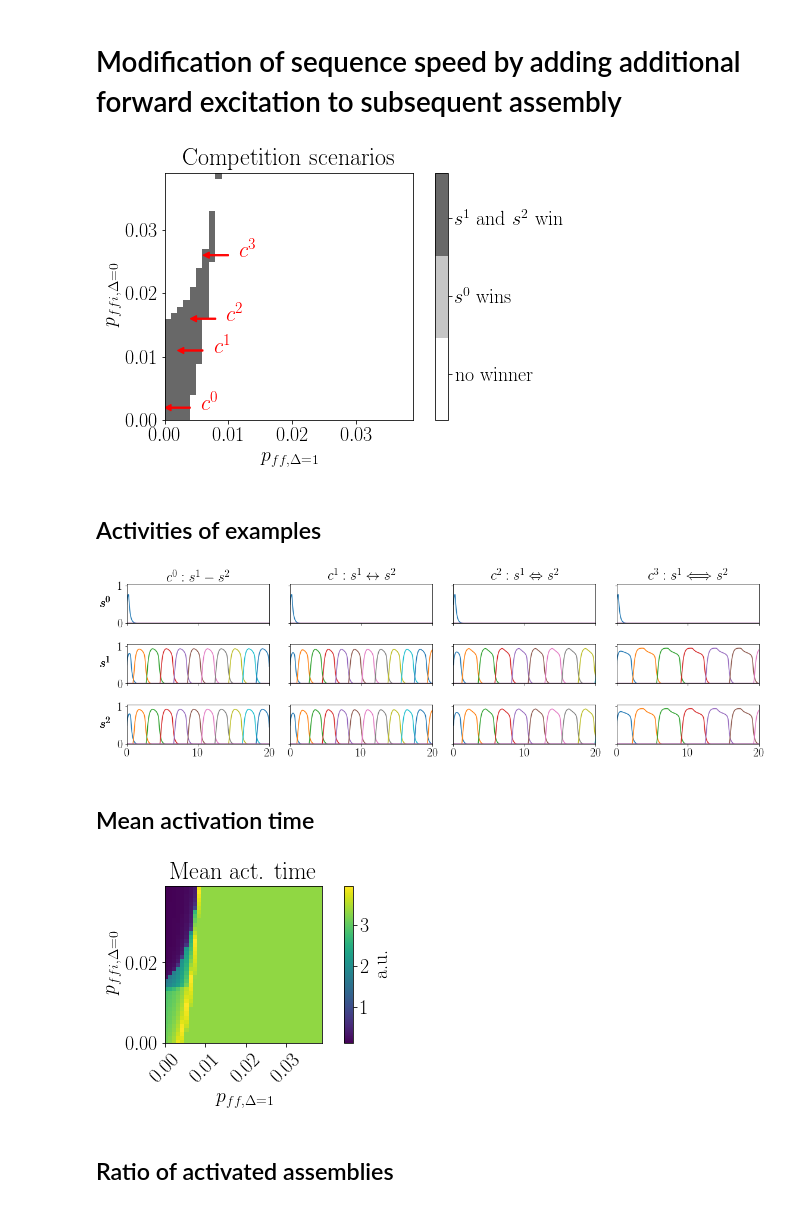
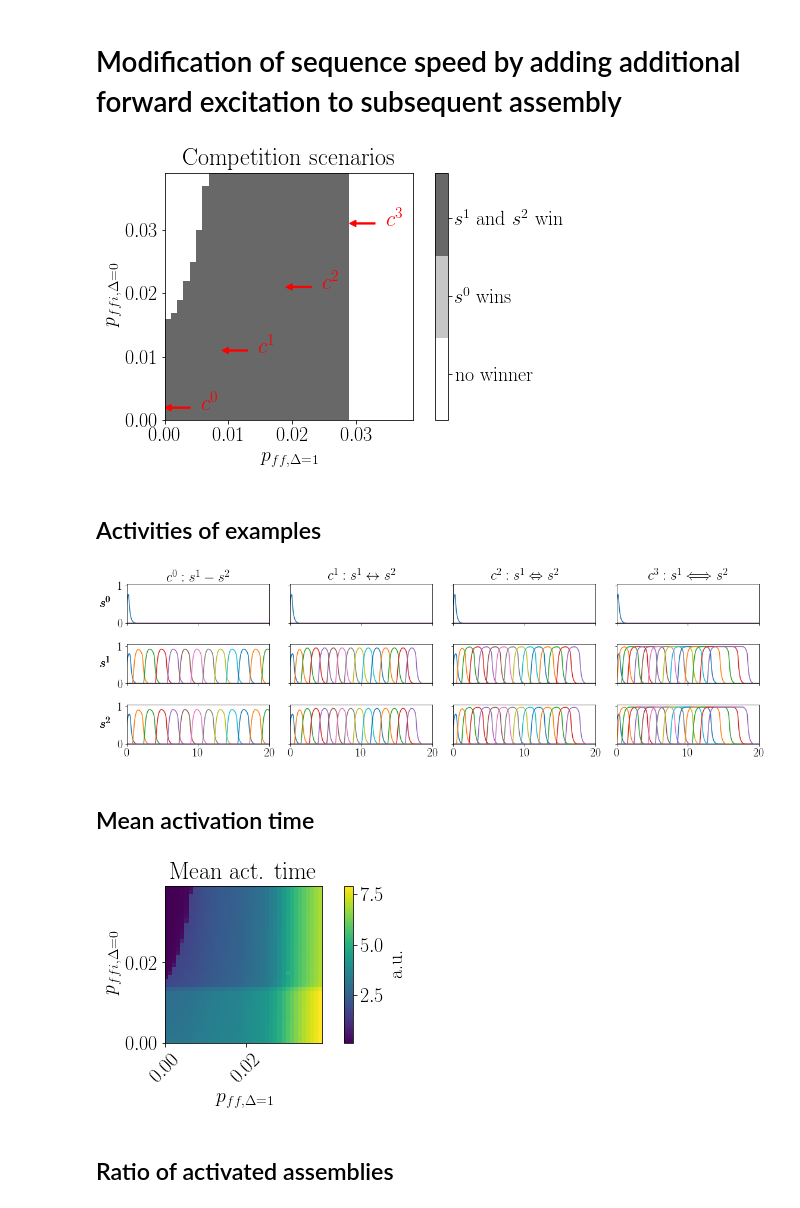
Before and after one commit to tristanstoeber/sequence_competition_cooperation, a Jupyter notebook: 5c_SpeedOfCooperatingSequences_FFExcitationAndInhibition.py.ipynb, the cells around one changed output. Cells and saved outputs as stored; diff of their text form; code cells hidden in the pictures.

```diff
--- a/5c_SpeedOfCooperatingSequences_FFExcitationAndInhibition.py.ipynb
+++ b/5c_SpeedOfCooperatingSequences_FFExcitationAndInhibition.py.ipynb
@@ -136,9 +136,9 @@ norm = mpl.colors.BoundaryNorm(bounds, cmap.N)
 # %%
 ar_examples = np.array([
     [0.1e-2, 0.1e-2],
-    [0.3e-2, 1.0e-2],
-    [0.5e-2, 1.5e-2],
-    [0.7e-2, 2.5e-2],
+    [1.0e-2, 1.0e-2],
+    [2.0e-2, 2.0e-2],
+    [3.0e-2, 3.0e-2],
 ]) # x, y
 # %%
 piv = np.sum(crit_12lumped, axis=2)
@@ -209,7 +209,7 @@ fig.tight_layout()
 
 fig.savefig('figures/5c_Speed_EI_EE_delta1_compscenario.svg')
 # %% [output]
-[figure, old version]
+[figure, new version]
 # %% [markdown]
 ## Activities of examples
 # %%
@@ -254,7 +254,7 @@ for i, ex_i in enumerate(ar_examples):
 fig.tight_layout()
 fig.savefig('figures/5c_Speed_EI_EE_delta1_examples.svg')
 # %% [output]
-[figure, old version]
+[figure, new version]
 # %% [markdown]
 ## Mean activation time
 # %%
@@ -272,30 +272,30 @@ for i in range(n_i):
 # %%
 fig, ax = plt.subplots(1, 2, squeeze=False, gridspec_kw={'width_ratios': [0.95, 0.05]}, figsize=(4.6,4))
 
 ax[0,0].set_ylabel(r'$p_{ffi,\Delta=0}$')
 ax[0,0].set_xlabel(r'$p_{ff,\Delta=1}$')
 ax[0,0].set_title(r'Mean act. time')
 
 ax[0,0].set_aspect('equal')
 heatmap = ax[0,0].pcolormesh(
     X,
     Y,
     ar_mean_act_time)
 
-ax[0,0].set_xticks(ax[0,0].get_yticks())
+#ax[0,0].set_xticks(ax[0,0].get_yticks())
 fig.canvas.draw()
 labels = [item.get_text() for item in ax[0,0].get_xticklabels()]
 ax[0,0].set_xticklabels(labels, rotation=45)
 ax[0,0].set_xlim(ax[0,0].get_ylim())
 
 
 cb = fig.colorbar(heatmap, cax=ax[0,1])
 ax[0,1].set_ylabel('a.u.')
 fig.tight_layout()
 
 fig.savefig('figures/5c_Speed_EI_EE_delta1_mean_activation_time.svg')
 # %% [output]
-[figure, old version]
+[figure, new version]
 # %% [markdown]
 ## Ratio of activated assemblies
 # %%
```
Also changed, not shown: parts of 3 cells of this notebook, 2 other files.
